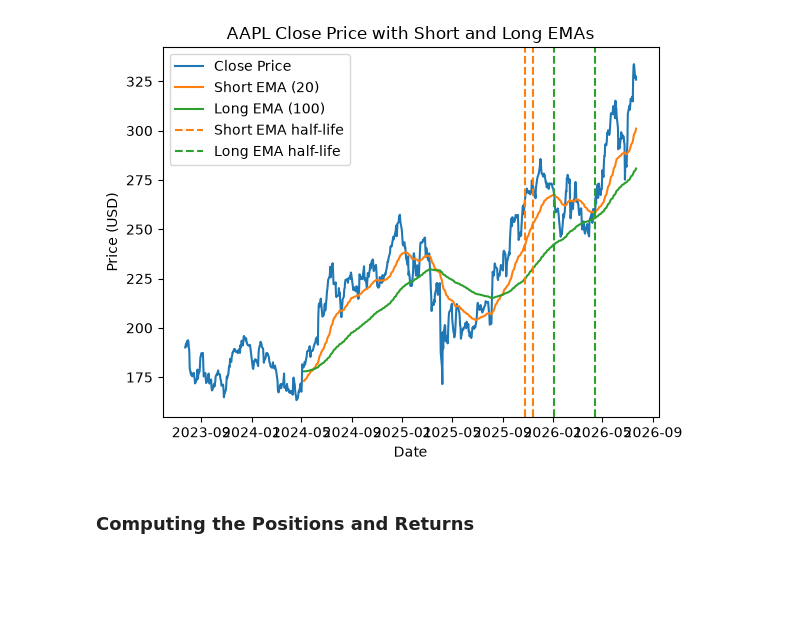
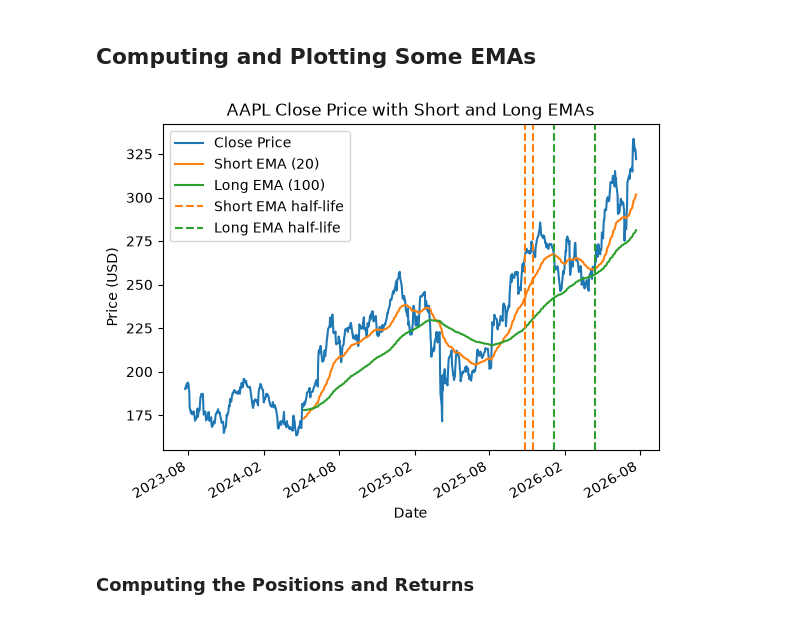
Before and after one commit to charlien74/systematic-trading-research, a Jupyter notebook: notebooks/01_exponential_moving_averages.ipynb, the cells around one changed output. Drawn from its saved outputs; the diff is of its cells as text; code cells hidden in the pictures; blank space fills up the shorter version.

```diff
--- a/notebooks/01_exponential_moving_averages.ipynb
+++ b/notebooks/01_exponential_moving_averages.ipynb
@@ -28,21 +33,28 @@ plt.show()
+# %% [markdown]
+## Computing and Plotting Some EMAs
 # %%
 short_ema = ema.get_ema_series(aapl_df, period=200, halflife=20)
 long_ema = ema.get_ema_series(aapl_df, period=200, halflife=100)
+
 l1 = plt.plot(aapl_df.index, aapl_df['Close'], color="tab:blue", label='Close Price')
 l2 = plt.plot(aapl_df.index, short_ema, color="tab:orange", label='Short EMA (20)')
 l3 = plt.plot(aapl_df.index, long_ema, color="tab:green", label='Long EMA (100)')
 plt.axvline(x=aapl_df.index[-1] - pd.DateOffset(days=250), color='tab:orange', label='Short EMA half-life', linestyle='--')
 plt.axvline(x=aapl_df.index[-1] - pd.DateOffset(days=270), color='tab:orange', linestyle='--')
 plt.axvline(x=aapl_df.index[-1] - pd.DateOffset(days=100), color='tab:green', label='Long EMA half-life', linestyle='--')
 plt.axvline(x=aapl_df.index[-1] - pd.DateOffset(days=200), color='tab:green', linestyle='--')
 
+plt.gca().xaxis.set_major_locator(mdates.MonthLocator(interval=6))
+plt.gca().xaxis.set_major_formatter(mdates.DateFormatter("%Y-%m"))
+plt.gcf().autofmt_xdate()
+
 plt.title("AAPL Close Price with Short and Long EMAs")
 plt.xlabel("Date")
 plt.ylabel("Price (USD)")
 plt.legend()
 plt.show()
 # %% [output]
-[figure, old version]
+[figure, new version]
 # %% [markdown]
 ### Computing the Positions and Returns
 # %% [markdown]
```
Also changed, not shown: parts of 14 cells of this notebook, 2 other files.
